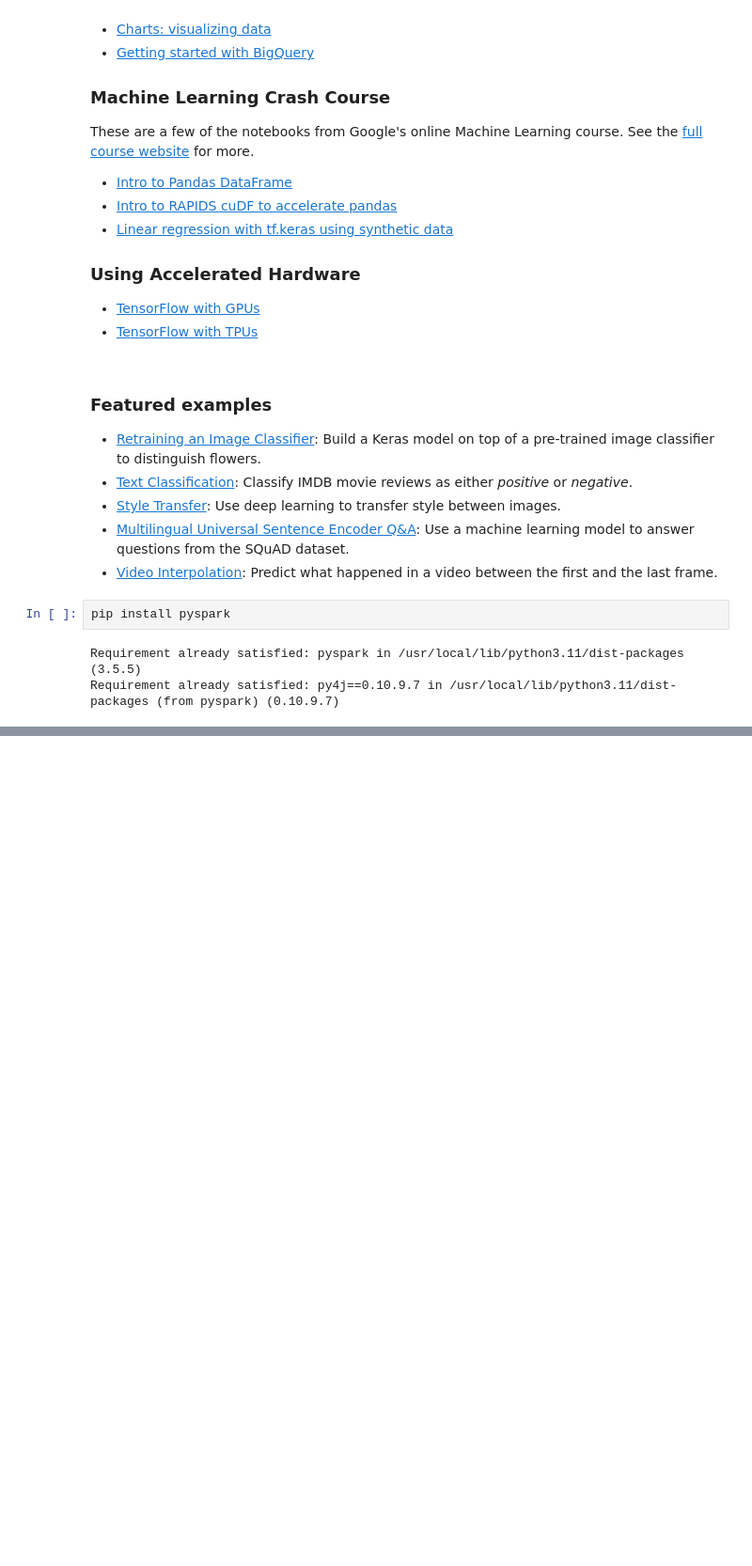
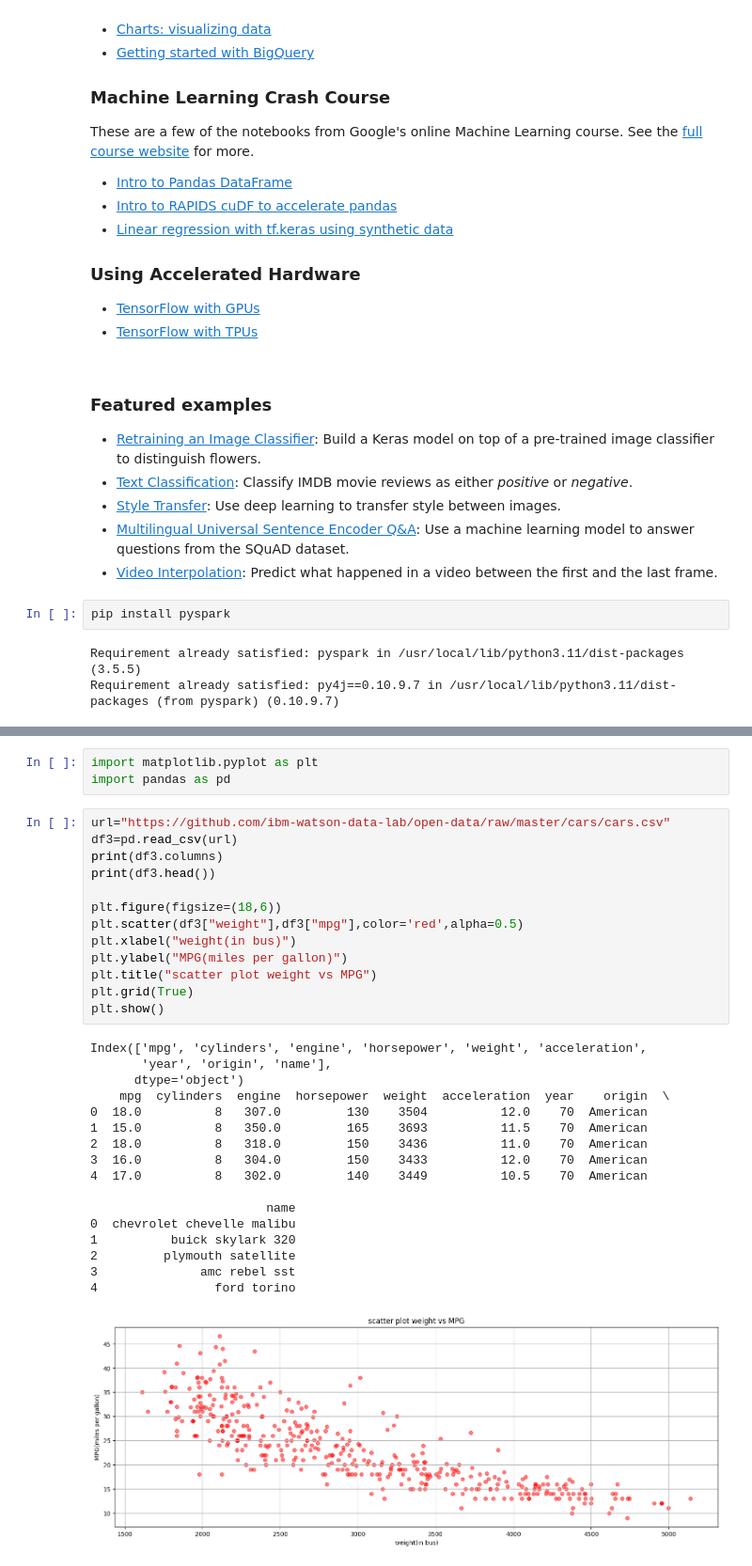
Before and after one commit to sinchxnaa/codsoft, a Jupyter notebook: Welcome_To_Colab.ipynb, the cells around one changed output, grey strips where cells are left out. Shown at 94% size. Cells and saved outputs as stored; diff of their text form; blank space fills up the shorter version.

```diff
--- a/Welcome_To_Colab.ipynb
+++ b/Welcome_To_Colab.ipynb
@@ -200,0 +215,34 @@ Requirement already satisfied: py4j==0.10.9.7 in /usr/local/lib/python3.11/dist-
+# %%
+import matplotlib.pyplot as plt
+import pandas as pd
+# %%
+url="https://github.com/ibm-watson-data-lab/open-data/raw/master/cars/cars.csv"
+df3=pd.read_csv(url)
+print(df3.columns)
+print(df3.head())
+
+plt.figure(figsize=(18,6))
+plt.scatter(df3["weight"],df3["mpg"],color='red',alpha=0.5)
+plt.xlabel("weight(in bus)")
+plt.ylabel("MPG(miles per gallon)")
+plt.title("scatter plot weight vs MPG")
+plt.grid(True)
+plt.show()
+# %% [output]
+Index(['mpg', 'cylinders', 'engine', 'horsepower', 'weight', 'acceleration',
+       'year', 'origin', 'name'],
+      dtype='object')
+    mpg  cylinders  engine  horsepower  weight  acceleration  year    origin  \
+0  18.0          8   307.0         130    3504          12.0    70  American
+1  15.0          8   350.0         165    3693          11.5    70  American
+2  18.0          8   318.0         150    3436          11.0    70  American
+3  16.0          8   304.0         150    3433          12.0    70  American
+4  17.0          8   302.0         140    3449          10.5    70  American
+
+                        name
+0  chevrolet chevelle malibu
+1          buick skylark 320
+2         plymouth satellite
+3              amc rebel sst
+4                ford torino
+[figure, added]
```
Also changed, not shown: parts of 1 cell of this notebook.
